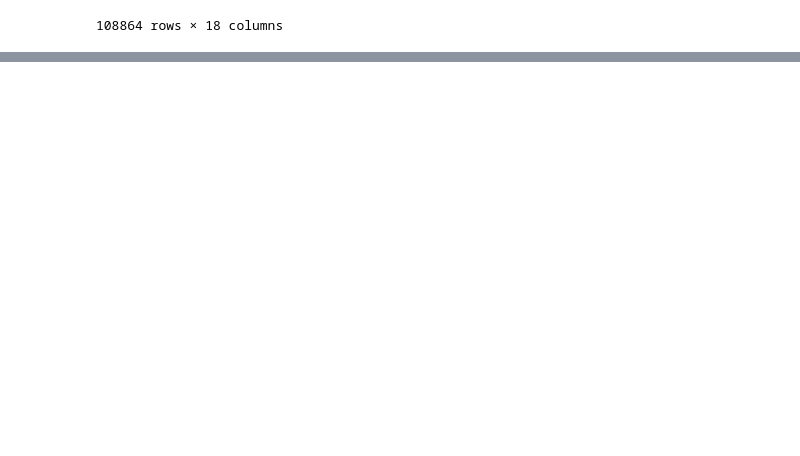
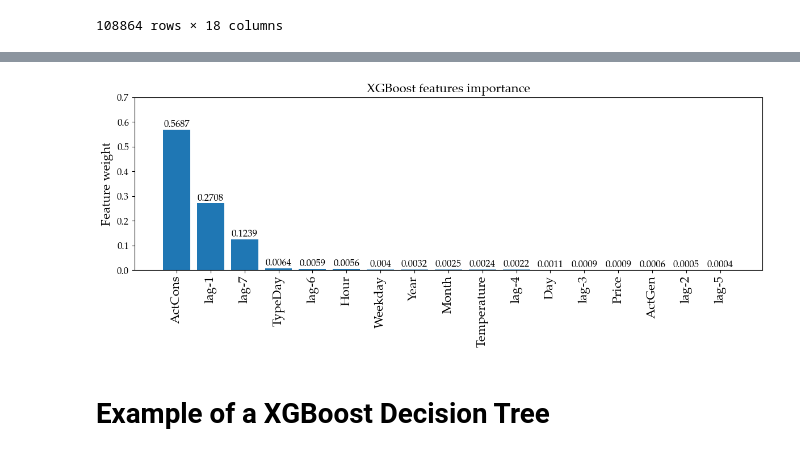
Before and after one commit to caapel/STLF, a Jupyter notebook: EDA.ipynb, the cells around one changed output, grey strips where cells are left out. Cells and saved outputs as stored; diff of their text form; code cells hidden in the pictures; blank space fills up the shorter version.

Commit message:
checked feature importances

```diff
--- a/EDA.ipynb
+++ b/EDA.ipynb
@@ -344,0 +375,17 @@ df_general.iloc[:, 1:]
+# %%
+# feature value classification in the context of XGBoost regressor
+
+selector = xgb.XGBRegressor(device='cpu',
+                            max_depth=5,
+                            n_estimators=200)
+
+result = selector.fit(df_general.drop(columns=['Date', 'Volume']), df_general.Volume)
+
+features_table = pd.DataFrame(result.feature_importances_,
+                              index = df_general.drop(columns=['Date', 'Volume']).columns,
+                              columns = ['importance'])
+
+
+feature_importances = features_table.sort_values(by='importance', ascending=False)
+features_table = feature_importances.T
+features_table
@@ -344,0 +395,19 @@ df_general.iloc[:, 1:]
+# %%
+plt.figure(figsize=(12, 5))
+
+for bar in plt.bar(range(len(feature_importances.index)), feature_importances.importance, align='center', width=0.8):
+    yval = bar.get_height()
+    plt.text(bar.get_x() + bar.get_width()/2, yval, round(yval, 4), ha='center', va='bottom')
+
+plt.xticks(range(len(feature_importances.index)), feature_importances.index, rotation=90, fontsize=16)
+plt.ylim(0, 0.7)
+plt.ylabel('Feature weight', fontsize=16)
+plt.title('XGBoost features importance', fontsize=16)
+plt.tight_layout()
+
+plt.savefig('pictures/feature_important.png', dpi = 300, transparent = True)
+plt.show()
+# %% [output]
+[figure, added]
+# %% [markdown]
+# Example of a XGBoost Decision Tree
```
Also changed, not shown: parts of 10 cells of this notebook, 2 other files.
